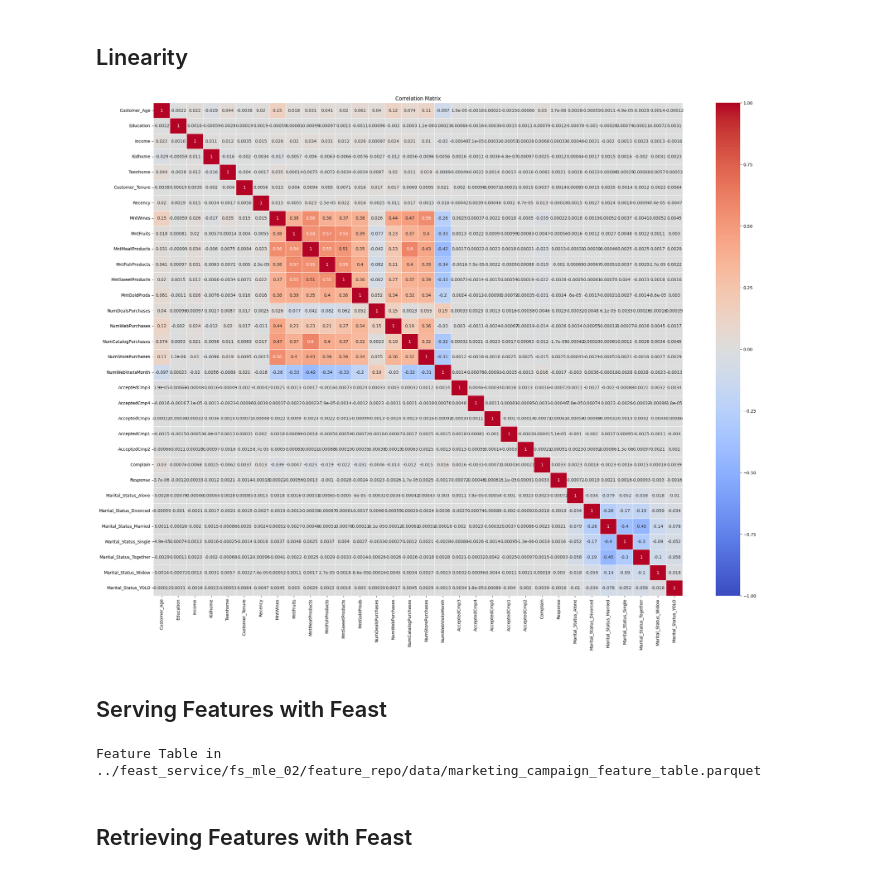
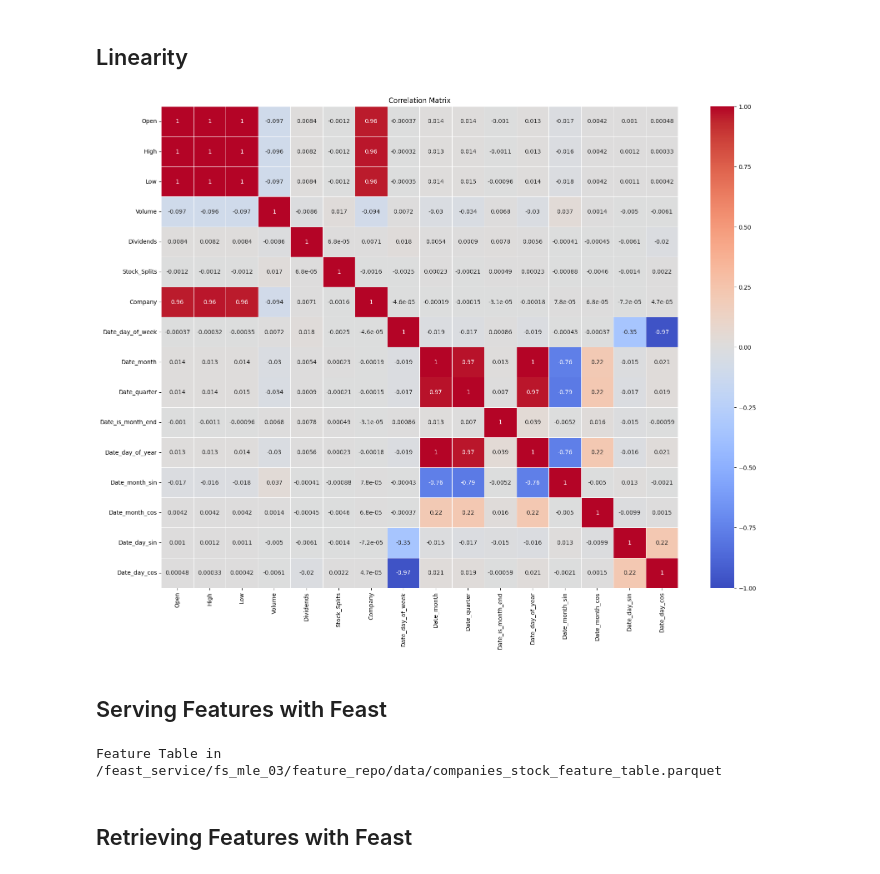
Before and after one commit to MaCh1Ne01/mle-specialization-03, a Jupyter notebook: notebooks/preprocessing.ipynb, the cells around one changed output. Drawn from its saved outputs; the diff is of its cells as text; code cells hidden in the pictures.

```diff
--- a/notebooks/preprocessing.ipynb
+++ b/notebooks/preprocessing.ipynb
@@ -141,7 +119,8 @@ Name: count, Length: 4059, dtype: int64
 ## Splitting
 # %%
 """
-In this unsupervised learning use case we use all data for segmenting customers
+In this temporal serie use case we sort data before the data split
 """
-X_train, _, _, _ = split_dataset(target_feature=TARGET, dataframe=df_marketing_campaign, test_percentage=TEST_PERCENTAGE, seed=SEED, stratify_feature=STRATIFY_FEATURE)
+X_train, X_test, y_train, y_test, X_train_sample, y_train_sample = temporal_split_dataset_by_entity(temporal_feature="Date", dataframe=df_companies_stock,\
+                                                                                                    test_percentage=TEST_PERCENTAGE, stratify_feature=STRATIFY_FEATURE, with_sample=True)
 # %% [output]
@@ -174,5 +158,6 @@ X_train
 # %% [markdown]
 ### Nominal Encoding
 # %%
-X_train, _ = encoding_nominal_features(features_train=X_train, features_test=None, nominal_features=NOMINAL_FEATURES)
+X_train, X_test, X_train_sample = safe_target_encoding_nominal_features(features_train=X_train, target_train=y_train, features_test=X_test,\
+                                                                        features_train_sample=X_train_sample, nominal_features=NOMINAL_FEATURES, alpha=10)
 # %% [output]
@@ -182,3 +164,0 @@ One Hot Encoding with handle_unknown='ignore' and drop='first' done.
-# %%
-categories_list = [CUSTOM_ORDER[col] for col in ORDINAL_FEATURES]
-X_train, _ = encoding_ordinal_features(features_train=X_train, features_test=None, ordinal_features=ORDINAL_FEATURES, categories_list=categories_list)
@@ -187,5 +165,5 @@ Ordinal Encoding with handle_unknown='use_encoded_value' and unknown_value=-1 do
 # %% [markdown]
 ### Scaling
 # %%
-X_train, _ = scaling_numerical_features(method=SCALING_METHOD, features_train=X_train, features_test=None, features_to_scale=NUMERICAL_FEATURES+ORDINAL_FEATURES)
+X_train, X_test, X_train_sample = scaling_numerical_features(method=SCALING_METHOD, features_train=X_train, features_test=X_test, features_train_sample=X_train_sample, features_to_scale=X_train.columns)
 # %% [output]
@@ -203,18 +189,18 @@ X_train.head()
 # %% [markdown]
 ## Linearity
 # %%
-graphing_correlation_matrix(dataframe=X_train, zoom=7)
+graphing_correlation_matrix(dataframe=X_train, zoom=5)
 # %% [output]
-[figure, old version]
+[figure, new version]
 # %% [markdown]
 ## Serving Features with Feast
 # %%
 """
 Simulating the Team 1 feature load
 """
-ids_to_retrieve_features = writing_feature_table(dataframe=X_train, file_name="marketing_campaign_feature_table")
+ids_to_retrieve_features = writing_feature_table(dataframe=pd.concat([X_train, y_train], axis=1), file_name="companies_stock_feature_table", init_path="..")
 # %% [output]
-Feature Table in ../feast_service/fs_mle_02/feature_repo/data/marketing_campaign_feature_table.parquet
+Feature Table in /feast_service/fs_mle_03/feature_repo/data/companies_stock_feature_table.parquet
 # %% [markdown]
 ## Retrieving Features with Feast
 # %%
```
Also changed, not shown: parts of 30 cells of this notebook, 23 other files.
